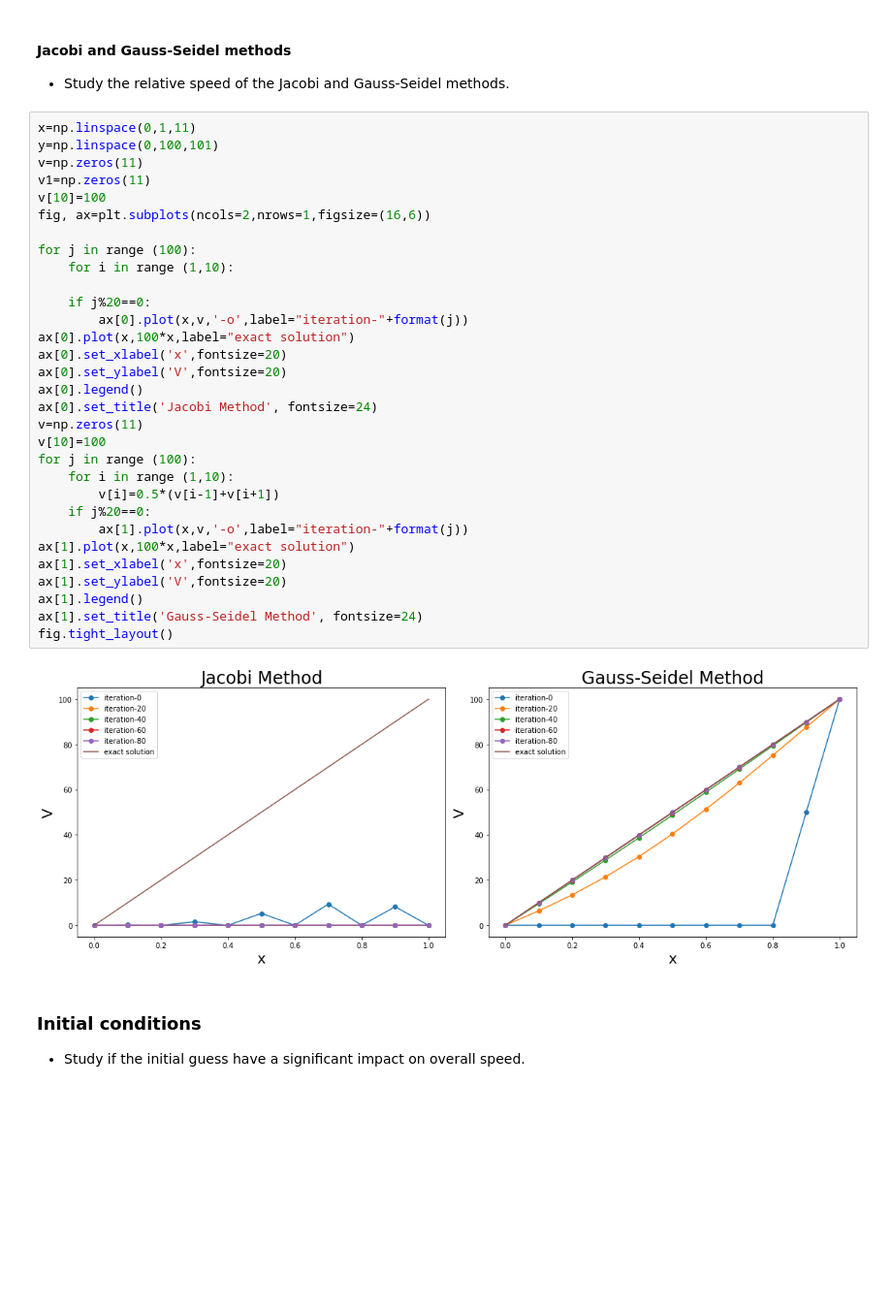
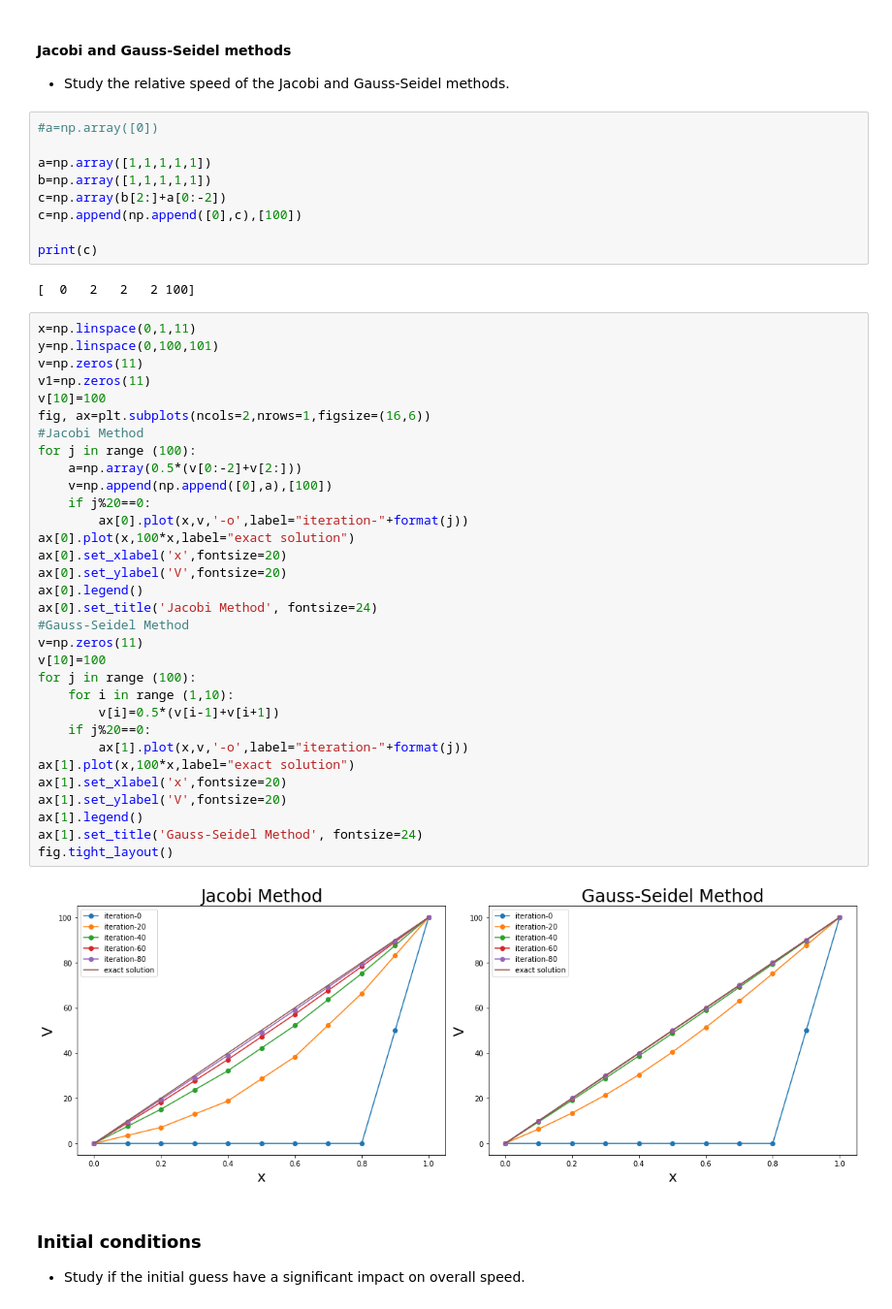
Before and after one commit to pcchen/Computation-in-Physics, a Jupyter notebook: 107010002/Relaxation_Method_Template.ipynb, the cells around one changed output. Shown: that part at 97% size. Saved outputs shown, nothing was run; the diff lists cells and outputs as text; blank space fills up the shorter version.

```diff
--- a/107010002/Relaxation_Method_Template.ipynb
+++ b/107010002/Relaxation_Method_Template.ipynb
@@ -146,39 +147,51 @@ The solution has the form $V(x)=ax+b$ where $a$ and $b$ are constants.
 #### Jacobi and Gauss-Seidel methods
 
 * Study the relative speed of the Jacobi and Gauss-Seidel methods.
+# %%
+#a=np.array([0])
+
+a=np.array([1,1,1,1,1])
+b=np.array([1,1,1,1,1])
+c=np.array(b[2:]+a[0:-2])
+c=np.append(np.append([0],c),[100])
+
+print(c)
+# %% [output]
+[  0   2   2   2 100]
 # %%
 x=np.linspace(0,1,11)
 y=np.linspace(0,100,101)
 v=np.zeros(11)
 v1=np.zeros(11)
 v[10]=100
 fig, ax=plt.subplots(ncols=2,nrows=1,figsize=(16,6))
-
+#Jacobi Method
 for j in range (100):
-    for i in range (1,10):
-
+    a=np.array(0.5*(v[0:-2]+v[2:]))
+    v=np.append(np.append([0],a),[100])
     if j%20==0:
         ax[0].plot(x,v,'-o',label="iteration-"+format(j))
 ax[0].plot(x,100*x,label="exact solution")
 ax[0].set_xlabel('x',fontsize=20)
 ax[0].set_ylabel('V',fontsize=20)
 ax[0].legend()
 ax[0].set_title('Jacobi Method', fontsize=24)
+#Gauss-Seidel Method
 v=np.zeros(11)
 v[10]=100
 for j in range (100):
     for i in range (1,10):
         v[i]=0.5*(v[i-1]+v[i+1])
     if j%20==0:
         ax[1].plot(x,v,'-o',label="iteration-"+format(j))
 ax[1].plot(x,100*x,label="exact solution")
 ax[1].set_xlabel('x',fontsize=20)
 ax[1].set_ylabel('V',fontsize=20)
 ax[1].legend()
 ax[1].set_title('Gauss-Seidel Method', fontsize=24)
 fig.tight_layout()
 # %% [output]
-[figure, old version]
+[figure, new version]
 # %% [markdown]
 ### Initial conditions
 
```
Also changed, not shown: parts of 6 cells of this notebook.
